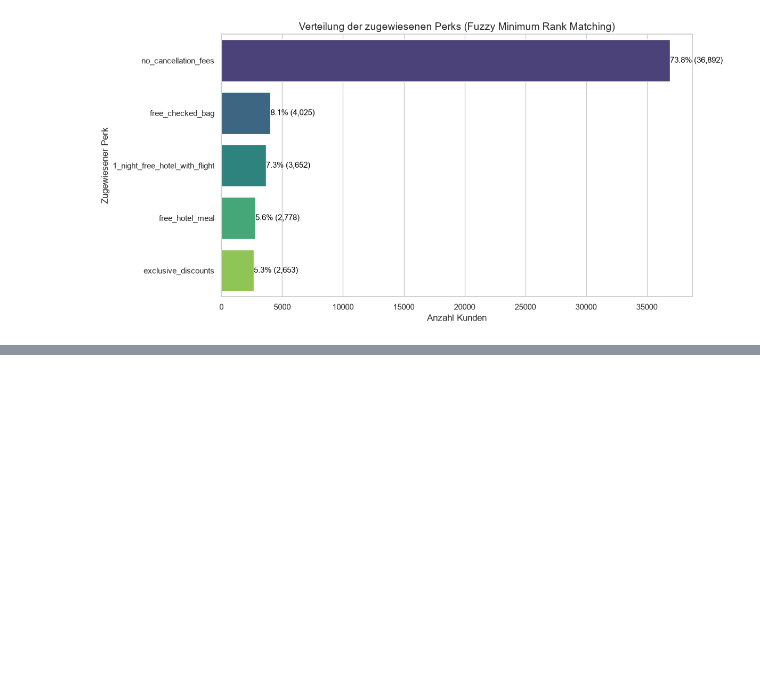
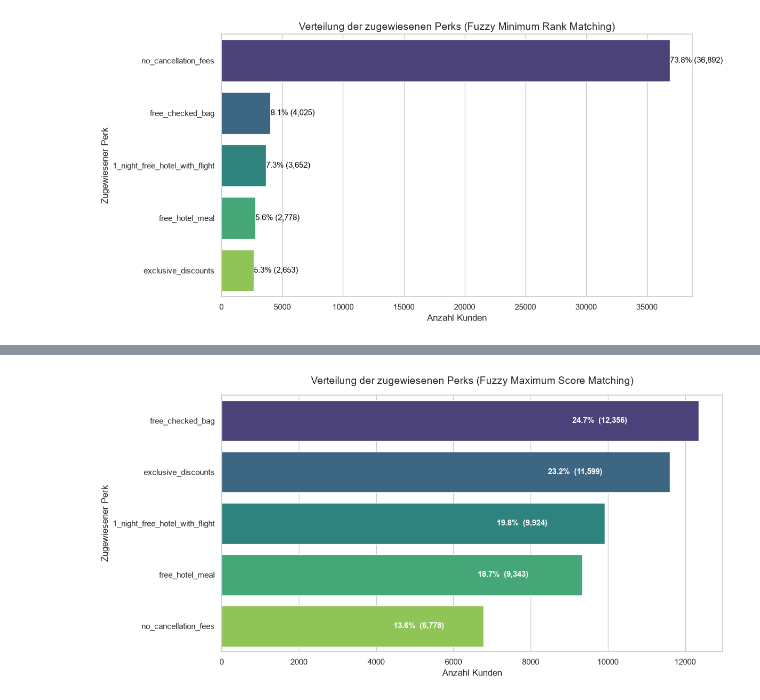
Before and after one commit to thombow-source/travel_tide, a Jupyter notebook: modelling_fuzzy.ipynb, the cells around one changed output, grey strips where cells are left out. Cells and saved outputs as stored; diff of their text form; code cells hidden in the pictures; blank space fills up the shorter version.

```diff
--- a/modelling_fuzzy.ipynb
+++ b/modelling_fuzzy.ipynb
@@ -89,0 +97,74 @@ plt.show()
+# %%
+import numpy as np
+import pandas as pd
+import matplotlib.pyplot as plt
+import seaborn as sns
+
+sns.set_theme(style="whitegrid")
+plt.rcParams["figure.figsize"] = (12, 6)
+
+# 1. Perk-Indizes laden
+df_indices = pd.read_csv('data/traveltide_user_perk_indices.csv')
+
+index_cols = ['meal_index', 'baggage_index', 'cancellation_index', 'bargain_hunter_index', 'free_night_index']
+
+perk_mapping = {
+    'meal_index': 'free_hotel_meal',
+    'baggage_index': 'free_checked_bag',
+    'cancellation_index': 'no_cancellation_fees',
+    'bargain_hunter_index': 'exclusive_discounts',
+    'free_night_index': '1_night_free_hotel_with_flight'
+}
+
+# 2. Den höchsten Indexwert (Maximum Score) pro User ermitteln
+df_assignments = pd.DataFrame({'user_id': df_indices['user_id']})
+df_assignments['best_index_col'] = df_indices[index_cols].idxmax(axis=1)
+df_assignments['assigned_perk'] = df_assignments['best_index_col'].map(perk_mapping)
+
+# 3. Zuweisungs-Ergebnis
+perk_counts = df_assignments['assigned_perk'].value_counts()
+print("=== Korrigiertes Zuweisungs-Ergebnis ===")
+print(perk_counts)
+
+# 4. Barplot mit innenliegenden Prozentzahlen
+plt.figure(figsize=(12, 6))
+
+# Hue explizit als y übergeben, um Deprecation-Warnings zu vermeiden
+ax = sns.barplot(
+    x=perk_counts.values,
+    y=perk_counts.index,
+    hue=perk_counts.index,
+    legend=False,
+    palette="viridis"
+)
+
+plt.title("Verteilung der zugewiesenen Perks (Fuzzy Maximum Score Matching)", fontsize=14, pad=15)
+plt.xlabel("Anzahl Kunden", fontsize=12)
+plt.ylabel("Zugewiesener Perk", fontsize=12)
+
+# Beschriftung INNEN in den Balken platzieren
+total_users = len(df_assignments)
+
+for p in ax.patches:
+    width = p.get_width()
+    percentage = (width / total_users) * 100
+
+    # Text-Format: e.g., "28.5% (14,250)"
+    label_text = f'{percentage:.1f}%  ({int(width):,})'
+
+    # x-Position leicht eingerückt innerhalb des Balkens
+    x_pos = width * 0.85 if width > total_users * 0.1 else width + 500
+    color = 'white' if width > total_users * 0.1 else 'black'
+    ha = 'right' if width > total_users * 0.1 else 'left'
+
+    ax.annotate(
+        label_text,
+        (x_pos, p.get_y() + p.get_height() / 2),
+        ha=ha, va='center',
+        fontsize=11, fontweight='bold',
+        color=color
+    )
+
+plt.tight_layout()
+plt.show()
+# %% [output]
@@ -89,0 +179 @@ plt.show()
+[figure, added]
```
Also changed, not shown: parts of 4 cells of this notebook, 2 other files.
